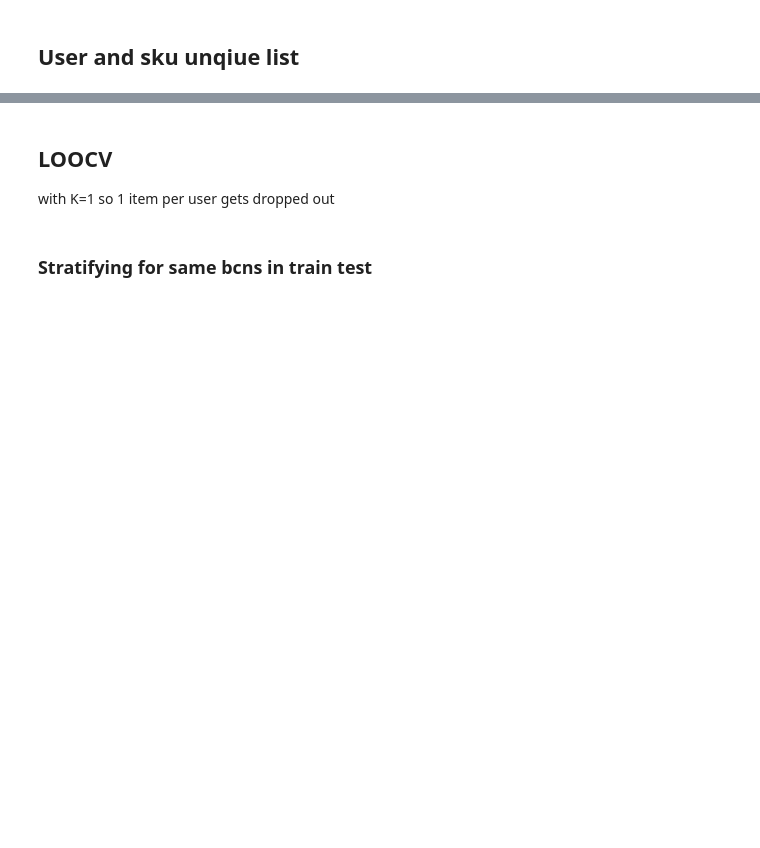
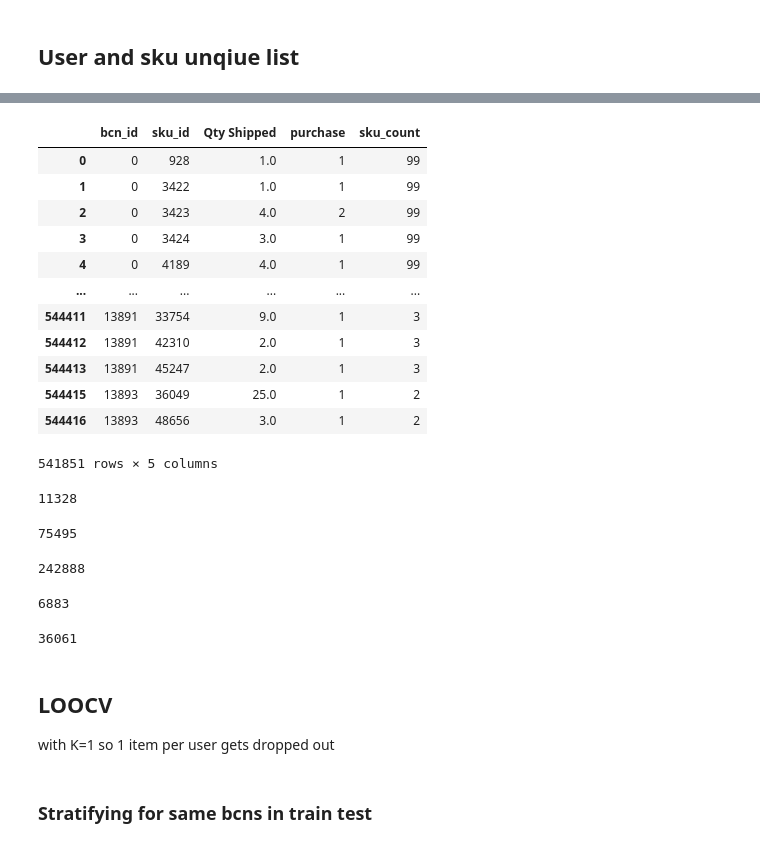
Before and after one commit to vincm1/RecSys_Implicit, a Jupyter notebook: Alternating_Least_Squares_(ALS)_&_Bayesian_Personalized_Ranking_(BPR).ipynb, the cells around one changed output, grey strips where cells are left out. Drawn from its saved outputs; the diff is of its cells as text; code cells hidden in the pictures; blank space fills up the shorter version.

```diff
--- a/Alternating_Least_Squares_(ALS)_&_Bayesian_Personalized_Ranking_(BPR).ipynb
+++ b/Alternating_Least_Squares_(ALS)_&_Bayesian_Personalized_Ranking_(BPR).ipynb
@@ -75,0 +71,12 @@ See the caveats in the documentation: https://pandas.pydata.org/pandas-docs/stab
+# %%
+# dropping retours (orders with negative Qty shipped) and zero Qty shipped orders
+df = df[df["Qty Shipped"] > 0]
+
+# dropping backlog invoices
+# Specified date to filter the rows
+specific_date = pd.to_datetime('2022-10-01')
+# Filter the DataFrame to keep only the rows that are before or equal to the specific date
+df = df[df["Entry Date"] >= specific_date]
+
+#insert purchase indication column
+df["purchase"] = 1
@@ -100,4 +103,7 @@ For training 4 different train sets will be implemented for ALS:
+# %%
+df_2 = df[["bcn_id","sku_id", "Entry Date", "FiscalMonth", "Qty Shipped", "purchase"]].copy()
 # %%
-qty_df = df.groupby(["bcn_id", "sku_id"]).agg({
-    "Qty Shipped": "sum"
+grouped_df = df_2.groupby(['bcn_id', 'sku_id']).agg({
+    'Qty Shipped': 'sum',
+    'purchase': 'sum'
 }).reset_index()
@@ -184,0 +117,3 @@ frequency_m_df = sku_drop(frequency_m_df)
+# %%
+grouped_df = sku_count(grouped_df)
+grouped_df.head(4)
@@ -185,3 +133,41 @@ frequency_m_df = sku_drop(frequency_m_df)
+# %%
+data_1 = grouped_df[grouped_df.sku_count >= 2]
+data_1
+# %% [output]
+|  | bcn_id | sku_id | Qty Shipped | purchase | sku_count |
+| 0 | 0 | 928 | 1.0 | 1 | 99 |
+| 1 | 0 | 3422 | 1.0 | 1 | 99 |
+| 2 | 0 | 3423 | 4.0 | 2 | 99 |
+| 3 | 0 | 3424 | 3.0 | 1 | 99 |
+| 4 | 0 | 4189 | 4.0 | 1 | 99 |
+| ... | ... | ... | ... | ... | ... |
+| 544411 | 13891 | 33754 | 9.0 | 1 | 3 |
+| 544412 | 13891 | 42310 | 2.0 | 1 | 3 |
+| 544413 | 13891 | 45247 | 2.0 | 1 | 3 |
+| 544415 | 13893 | 36049 | 25.0 | 1 | 2 |
+| 544416 | 13893 | 48656 | 3.0 | 1 | 2 |
+541851 rows × 5 columns
+# %%
+len(data_1.bcn_id.unique())
+# %% [output]
+11328
+# %%
+len(data_1.sku_id.unique())
+# %% [output]
+75495
+# %%
+data_2 = grouped_df[(grouped_df.sku_count >= 2) & (grouped_df.purchase >= 2)]
+len(data_2)
+# %% [output]
+242888
+# %%
+len(data_2.bcn_id.unique())
+# %% [output]
+6883
+# %%
+len(data_2.sku_id.unique())
+# %% [output]
+36061
 # %% [markdown]
 ## LOOCV
 
```
Also changed, not shown: parts of 47 cells of this notebook.
